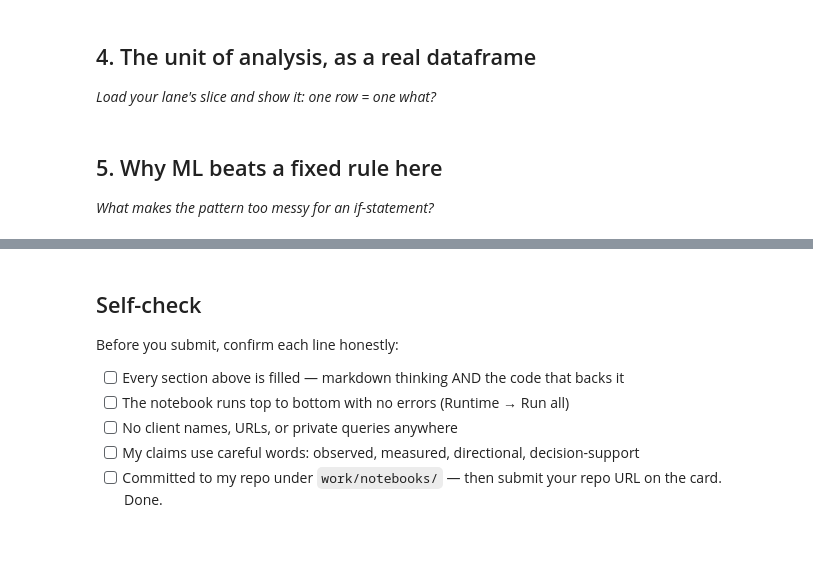
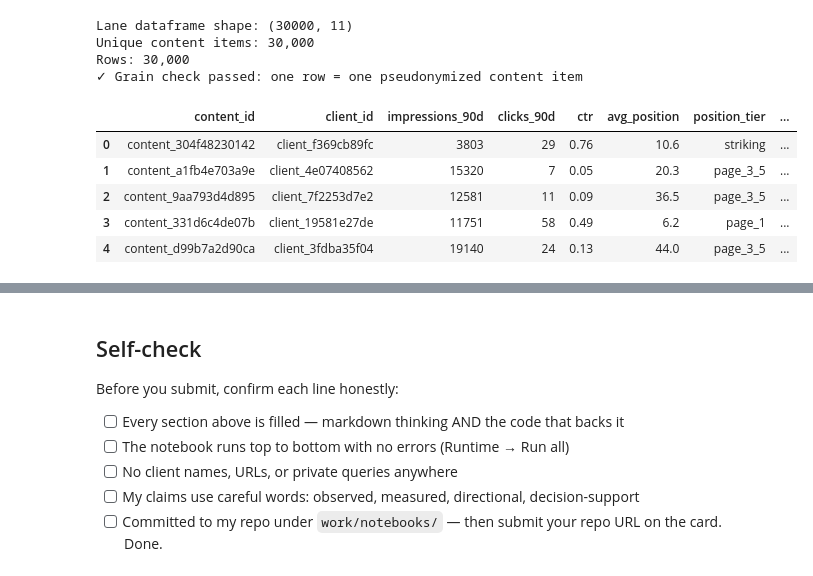
Before and after one commit to ShamKottish/FlyRankML, a Jupyter notebook: work/notebooks/w02_ml_task_framing.ipynb, the cells around one changed output, grey strips where cells are left out. Cells and saved outputs as stored; diff of their text form; code cells hidden in the pictures; blank space fills up the shorter version.

```diff
--- a/work/notebooks/w02_ml_task_framing.ipynb
+++ b/work/notebooks/w02_ml_task_framing.ipynb
@@ -27,7 +196,41 @@ This skeleton is yours to fill. Work the sections **in order** — each one has
 # %%
 # This cell is for CODE (numbers, a query, a check).
 # Write your text answer in the cell ABOVE this one — typing sentences here breaks Run All.
+lane_columns = [
+    "content_id",
+    "client_id",
+    "impressions_90d",
+    "clicks_90d",
+    "ctr",
+    "avg_position",
+    "position_tier",
+    "sessions_90d",
+    "engagement_rate",
+    "content_age_days",
+    "content_type",
+]
+
+lane_df = df[lane_columns].copy()
+
+print(f"Lane dataframe shape: {lane_df.shape}")
+print(f"Unique content items: {lane_df['content_id'].nunique():,}")
+print(f"Rows: {len(lane_df):,}")
+
+assert lane_df["content_id"].nunique() == len(lane_df), (
+    "Expected one row per content item."
+)
+
+print("✓ Grain check passed: one row = one pseudonymized content item")
+
+display(lane_df.head())
+# %% [output]
+Lane dataframe shape: (30000, 11)
+Unique content items: 30,000
+Rows: 30,000
+✓ Grain check passed: one row = one pseudonymized content item
+|  | content_id | client_id | impressions_90d | clicks_90d | ctr | avg_position | position_tier | ... |
+| 0 | content_304f48230142 | client_f369cb89fc | 3803 | 29 | 0.76 | 10.6 | striking | ... |
+| 1 | content_a1fb4e703a9e | client_4e07408562 | 15320 | 7 | 0.05 | 20.3 | page_3_5 | ... |
+| 2 | content_9aa793d4d895 | client_7f2253d7e2 | 12581 | 11 | 0.09 | 36.5 | page_3_5 | ... |
+| 3 | content_331d6c4de07b | client_19581e27de | 11751 | 58 | 0.49 | 6.2 | page_1 | ... |
+| 4 | content_d99b7a2d90ca | client_3fdba35f04 | 19140 | 24 | 0.13 | 44.0 | page_3_5 | ... |
-# %% [markdown]
-## 4. The unit of analysis, as a real dataframe
-
-*Load your lane's slice and show it: one row = one what?*
@@ -37,4 +236,0 @@ This skeleton is yours to fill. Work the sections **in order** — each one has
-# %% [markdown]
-## 5. Why ML beats a fixed rule here
-
-*What makes the pattern too messy for an if-statement?*
```
Also changed, not shown: parts of 15 cells of this notebook.
